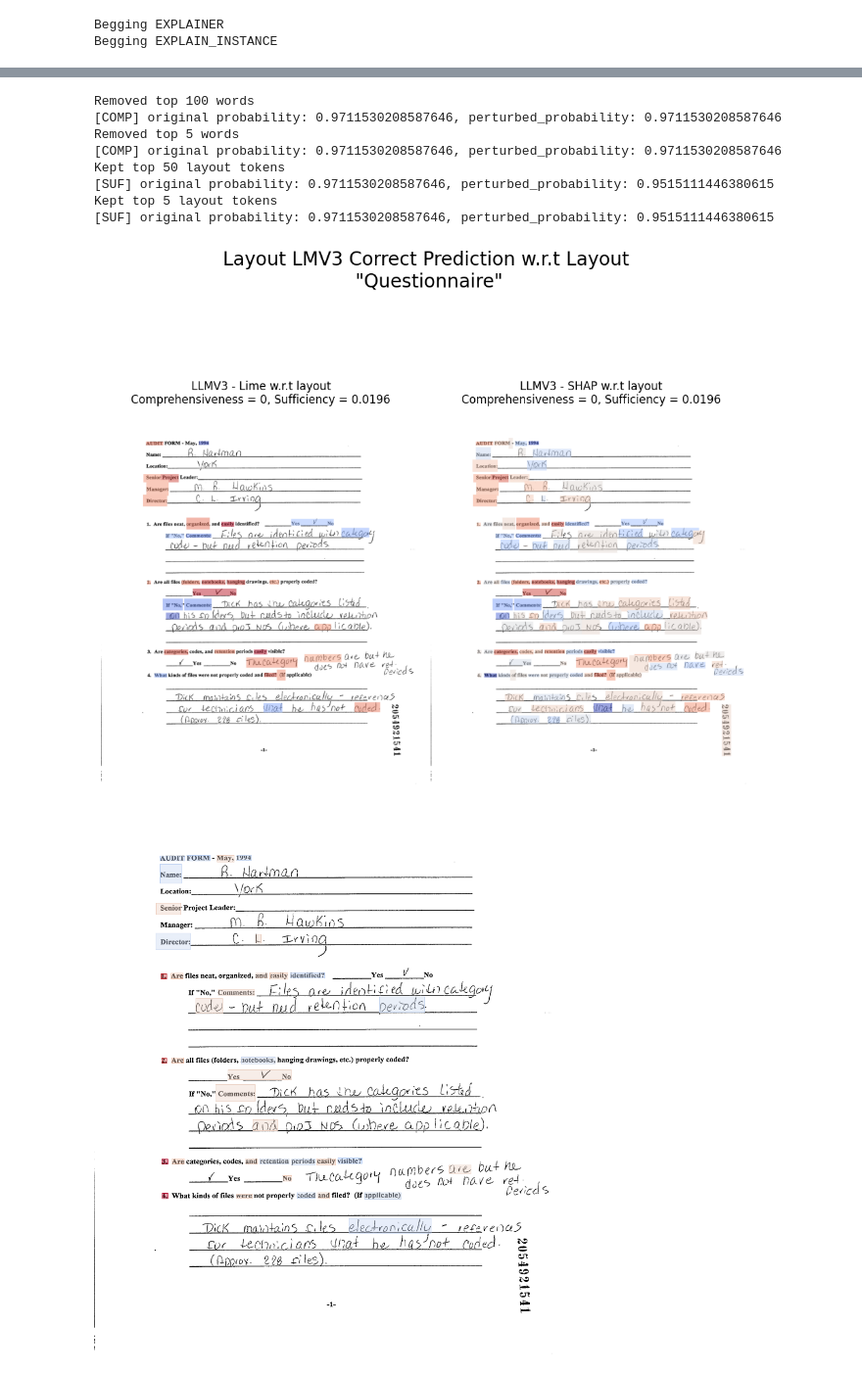
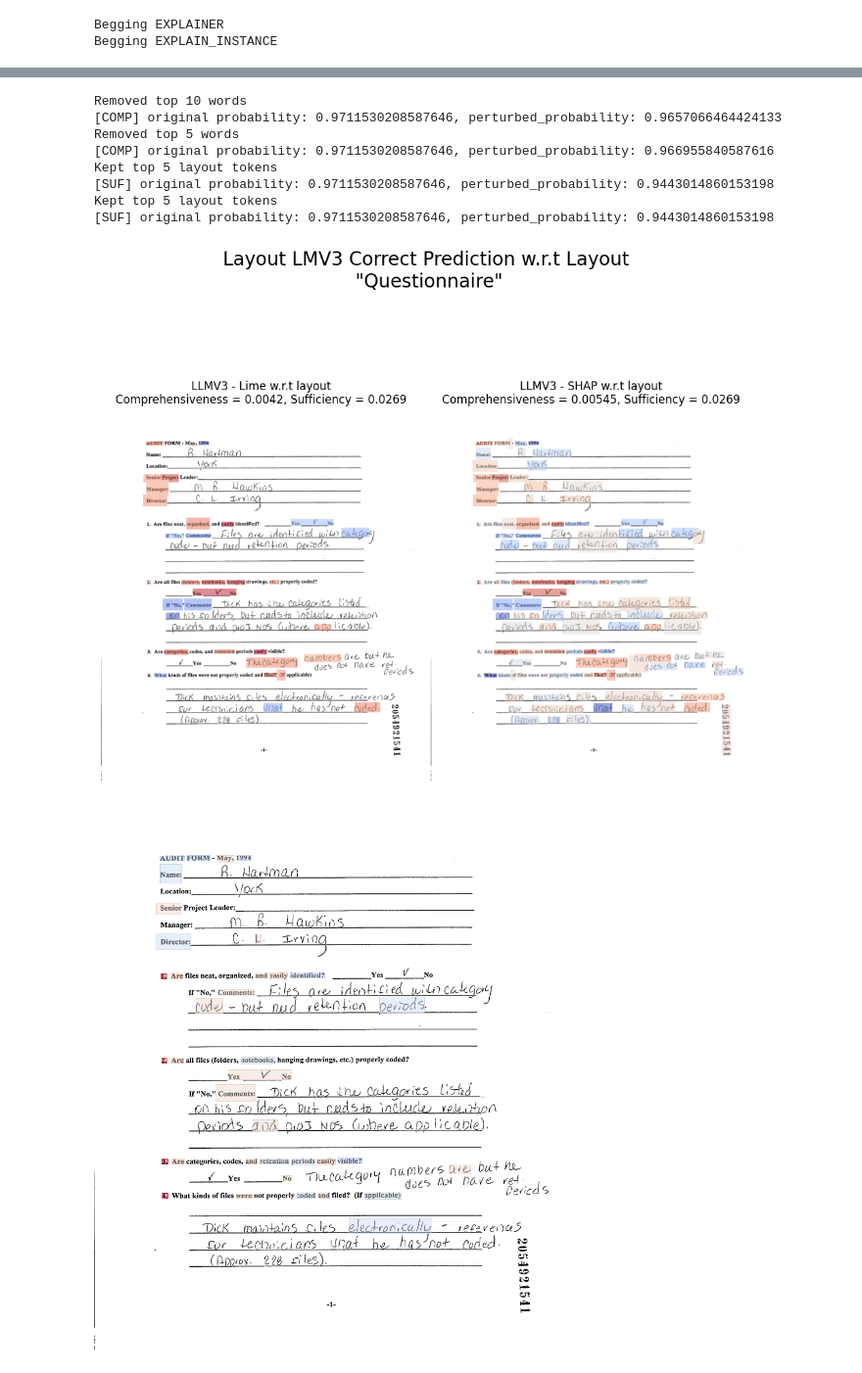
Before and after one commit to adamserag1/Interpretability-for-VRDU-models, a Jupyter notebook: experiments/THESES-DocClas-Local-LLMV3.ipynb, the cells around one changed output, grey strips where cells are left out. Shown at 98% size. Cells and saved outputs as stored; diff of their text form; code cells hidden in the pictures.

```diff
--- a/experiments/THESES-DocClas-Local-LLMV3.ipynb
+++ b/experiments/THESES-DocClas-Local-LLMV3.ipynb
@@ -374,37 +374,37 @@ Kept top 5 layout tokens
 # %%
 # Pertaining to label 4 (correct, Questionnaire) (idx 0 shap)
 layout_explanations_hms = {}
 layout_explanations_weights = {}
 for key, explanation in shap_layout_explainations.items():
   weights = {tok : float(val) for tok, val in zip(CLASH[0].words, shap_layout_explainations[key].values[:,:,0].flatten())}
   layout_explanations_weights.update({key : weights})
   layout_explanations_hms.update({key : draw_lime_token_heatmap(image = CLASH[0].image, words = CLASH[0].words, boxes = CLASH[0].bboxes, weights=weights, alpha=0.5) })
 
 for key, explanation in lime_layout_explainations.items():
   weights = dict(lime_layout_explainations[key].as_list(label=0))
   clean_weights = {key.replace('=1', ''): value for key, value in weights.items()}
   layout_explanations_weights.update({key : clean_weights})
   layout_explanations_hms.update({key : draw_lime_token_heatmap(image = CLASH[0].image, words = CLASH[0].words, boxes = CLASH[0].bboxes, weights=clean_weights, alpha=0.5) })
 
 # LLMV3 Fidelity
 pred_fn_bros_s = FidelityEvaluator(BROS, BROS_encode, mask_token=BROS_t.mask_token)._get_prediction_function(0)
 pred_fn_bros_l = FidelityEvaluator(BROS, BROS_encode, mask_token=BROS_t.mask_token)._get_prediction_function(0)
-comp_s = calculate_comprehensiveness(pred_fn_bros_s, CLASH[0], layout_explanations_weights['BROS shap'], mask_token=BROS_t.mask_token,  top_k=100, modality='layout')
+comp_s = calculate_comprehensiveness(pred_fn_bros_s, CLASH[0], layout_explanations_weights['BROS shap'], mask_token=BROS_t.mask_token,  top_k=10, modality='layout')
 comp_l = calculate_comprehensiveness(pred_fn_bros_l, CLASH[0], layout_explanations_weights['BROS lime'], mask_token=BROS_t.mask_token,  top_k=5,modality='layout')
 suf_s = calculate_sufficiency(pred_fn_bros_s, CLASH[0], layout_explanations_weights['BROS shap'], mask_token=BROS_t.mask_token,  top_k=5,modality='layout')
 suf_l = calculate_sufficiency(pred_fn_bros_l, CLASH[0], layout_explanations_weights['BROS lime'], mask_token=BROS_t.mask_token,  top_k=5,modality='layout')
 
 display_image_grid([layout_explanations_hms['BROS lime'], layout_explanations_hms['BROS shap']],
                    [f'LLMV3 - Lime w.r.t layout\nComprehensiveness = {comp_l:.3g}, Sufficiency = {suf_l:.3g}', f'LLMV3 - SHAP w.r.t layout\nComprehensiveness = {comp_s:.3g}, Sufficiency = {suf_s:.3g}'],
                     (1,2),
                    main_title='Layout LMV3 Correct Prediction w.r.t Layout\n "Questionnaire"')
 # %% [output]
-Removed top 100 words
-[COMP] original probability: 0.9711530208587646, perturbed_probability: 0.9711530208587646
+Removed top 10 words
+[COMP] original probability: 0.9711530208587646, perturbed_probability: 0.9657066464424133
 Removed top 5 words
-[COMP] original probability: 0.9711530208587646, perturbed_probability: 0.9711530208587646
-Kept top 50 layout tokens
-[SUF] original probability: 0.9711530208587646, perturbed_probability: 0.9515111446380615
+[COMP] original probability: 0.9711530208587646, perturbed_probability: 0.966955840587616
 Kept top 5 layout tokens
-[SUF] original probability: 0.9711530208587646, perturbed_probability: 0.9515111446380615
+[SUF] original probability: 0.9711530208587646, perturbed_probability: 0.9443014860153198
+Kept top 5 layout tokens
+[SUF] original probability: 0.9711530208587646, perturbed_probability: 0.9443014860153198
-[figure, old version]
+[figure, new version]
```
Also changed, not shown: parts of 4 cells of this notebook.
